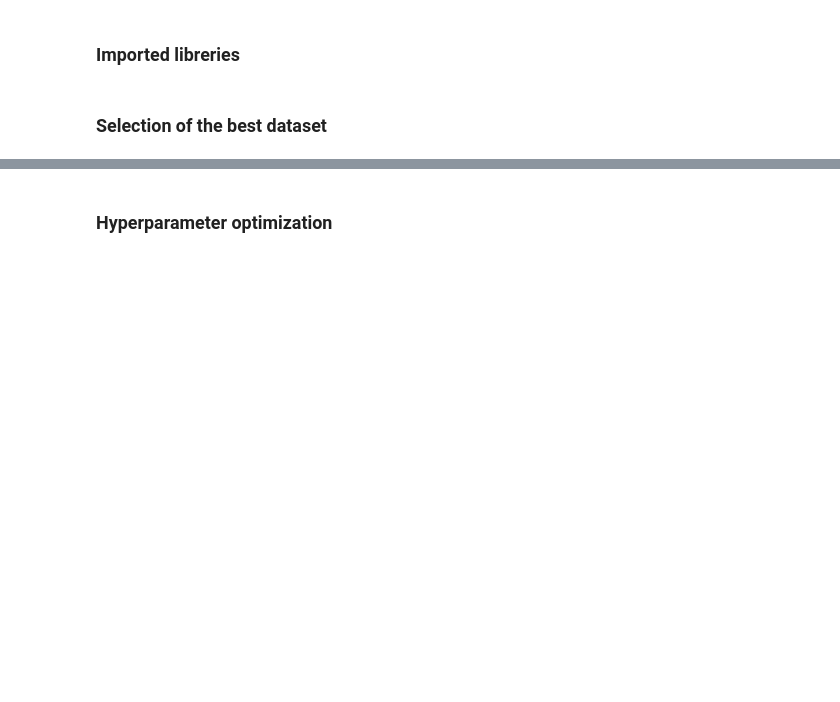
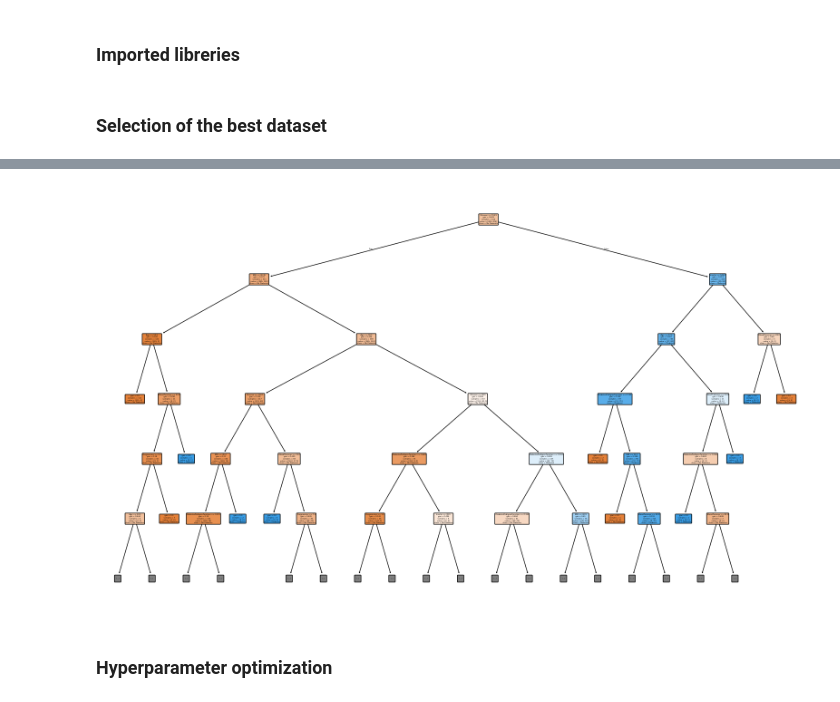
Before and after one commit to 4GeeksAcademy/Tutorial-del-proyecto-de-rbol-de-decisi-n-Guillermo3dam, a Jupyter notebook: src/ML.ipynb, the cells around one changed output, grey strips where cells are left out. Saved outputs shown, nothing was run; the diff lists cells and outputs as text; code cells hidden in the pictures; blank space fills up the shorter version.

```diff
--- a/src/ML.ipynb
+++ b/src/ML.ipynb
@@ -21,6 +24,14 @@ X_train_WITHOUT_outliers = pd.read_excel("../data/processed/X_train_WITHOUT_outl
 X_train_WITHOUT_outliers_norm = pd.read_excel("../data/processed/X_train_WITHOUT_outliers_norm.xlsx")
 X_train_WITHOUT_outliers_scal = pd.read_excel("../data/processed/X_train_WITHOUT_outliers_scal.xlsx")
 
+X_test_WITH_outliers = pd.read_excel("../data/processed/X_test_WITH_outliers.xlsx")
+X_test_WITH_outliers_norm = pd.read_excel("../data/processed/X_test_WITH_outliers_norm.xlsx")
+X_test_WITH_outliers_scal = pd.read_excel("../data/processed/X_test_WITH_outliers_scal.xlsx")
+X_test_WITHOUT_outliers = pd.read_excel("../data/processed/X_test_WITHOUT_outliers.xlsx")
+X_test_WITHOUT_outliers_norm = pd.read_excel("../data/processed/X_test_WITHOUT_outliers_norm.xlsx")
+X_test_WITHOUT_outliers_scal = pd.read_excel("../data/processed/X_test_WITHOUT_outliers_scal.xlsx")
+
+
 y_train = pd.read_excel("../data/processed/y_train.xlsx")
 y_test = pd.read_excel("../data/processed/y_test.xlsx")
 # %%
@@ -81,3 +111,19 @@ Recall: 1.0000
+# %%
+best_model = models[best_dataset_name]
+
+plt.figure(figsize=(20, 12))
+
+tree.plot_tree(
+    best_model,
+    feature_names=best_X_train.columns,
+    class_names=["No Diabetes", "Diabetes"],
+    filled=True,
+    rounded=True,
+    max_depth=5
+)
+plt.show()
+# %% [output]
+[figure, added]
 # %% [markdown]
 ### Hyperparameter optimization
 # %%
```
Also changed, not shown: parts of 7 cells of this notebook.
